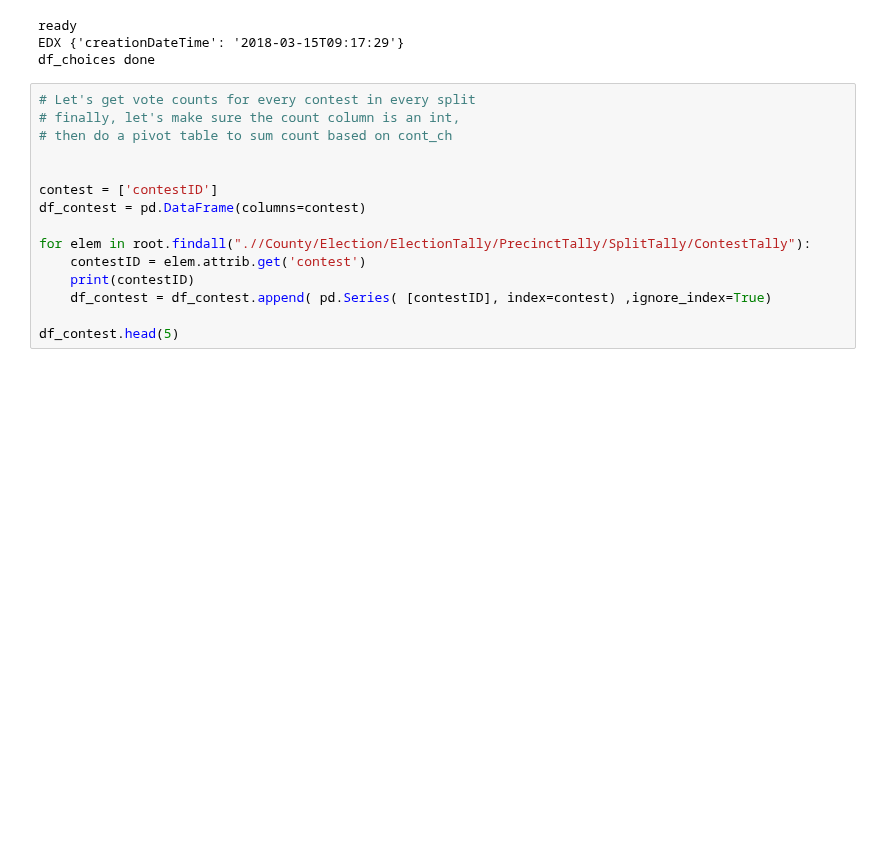
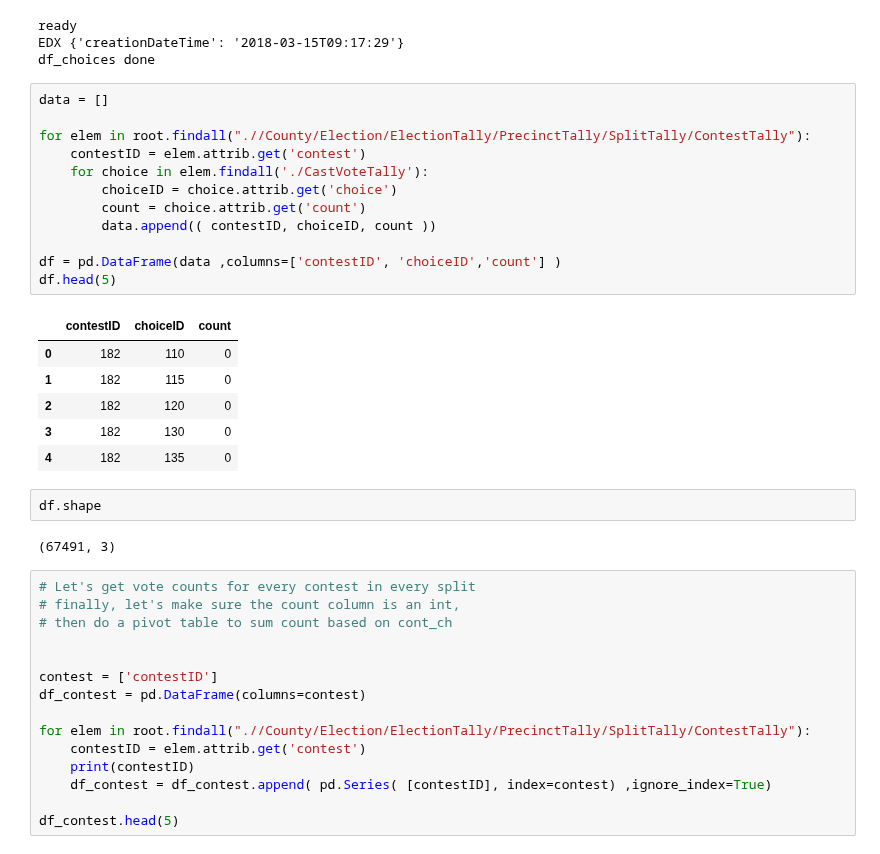
Before and after one commit to dailyherald/elecXML, a Jupyter notebook: kaneXML_processtest.ipynb, the cells around one changed output. Cells and saved outputs as stored; diff of their text form; blank space fills up the shorter version.

```diff
--- a/kaneXML_processtest.ipynb
+++ b/kaneXML_processtest.ipynb
@@ -31,6 +31,29 @@ print('df_choices done')
 ready
 EDX {'creationDateTime': '2018-03-15T09:17:29'}
 df_choices done
+# %%
+data = []
+
+for elem in root.findall(".//County/Election/ElectionTally/PrecinctTally/SplitTally/ContestTally"):
+    contestID = elem.attrib.get('contest')
+    for choice in elem.findall('./CastVoteTally'):
+        choiceID = choice.attrib.get('choice')
+        count = choice.attrib.get('count')
+        data.append(( contestID, choiceID, count ))
+
+df = pd.DataFrame(data ,columns=['contestID', 'choiceID','count'] )
+df.head(5)
+# %% [output]
+|  | contestID | choiceID | count |
+| 0 | 182 | 110 | 0 |
+| 1 | 182 | 115 | 0 |
+| 2 | 182 | 120 | 0 |
+| 3 | 182 | 130 | 0 |
+| 4 | 182 | 135 | 0 |
+# %%
+df.shape
+# %% [output]
+(67491, 3)
 # %%
 # Let's get vote counts for every contest in every split
 # finally, let's make sure the count column is an int,
```
Also changed, not shown: 7 other files.
